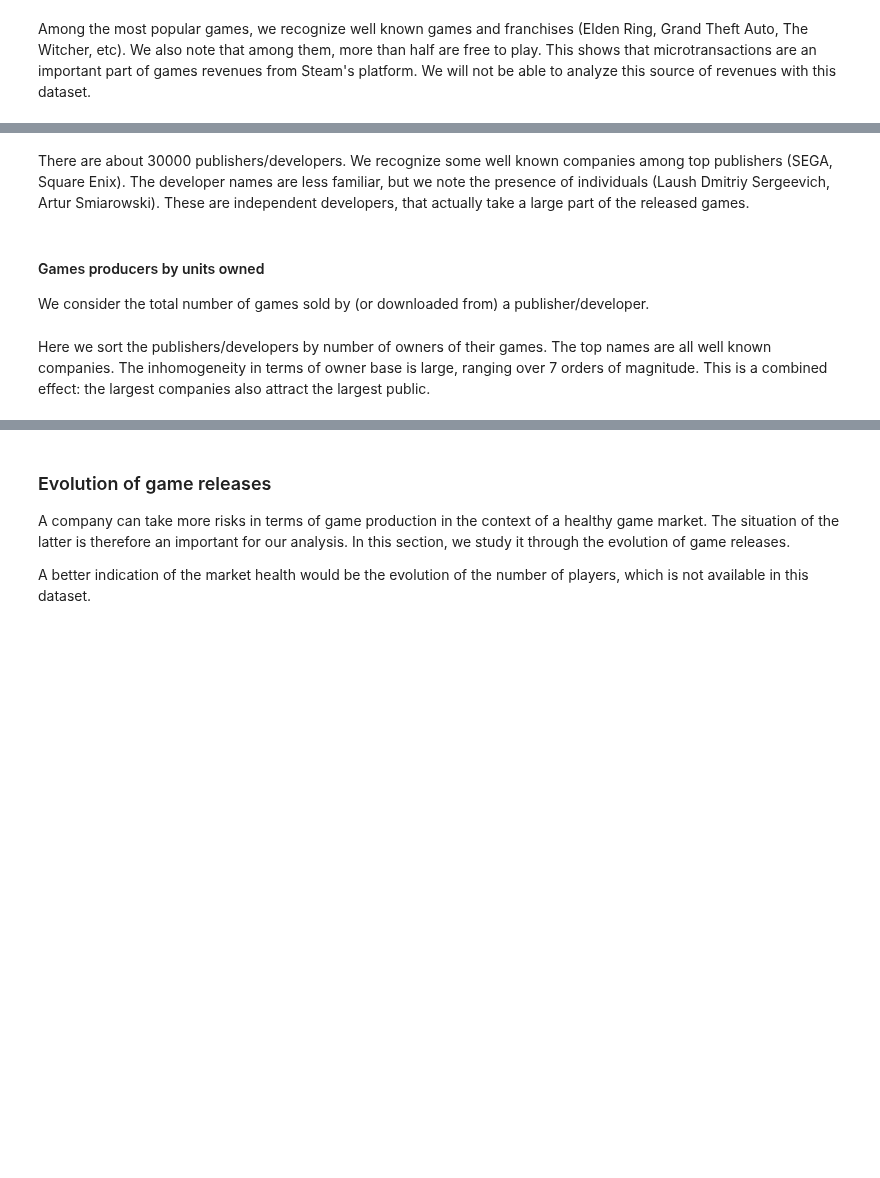
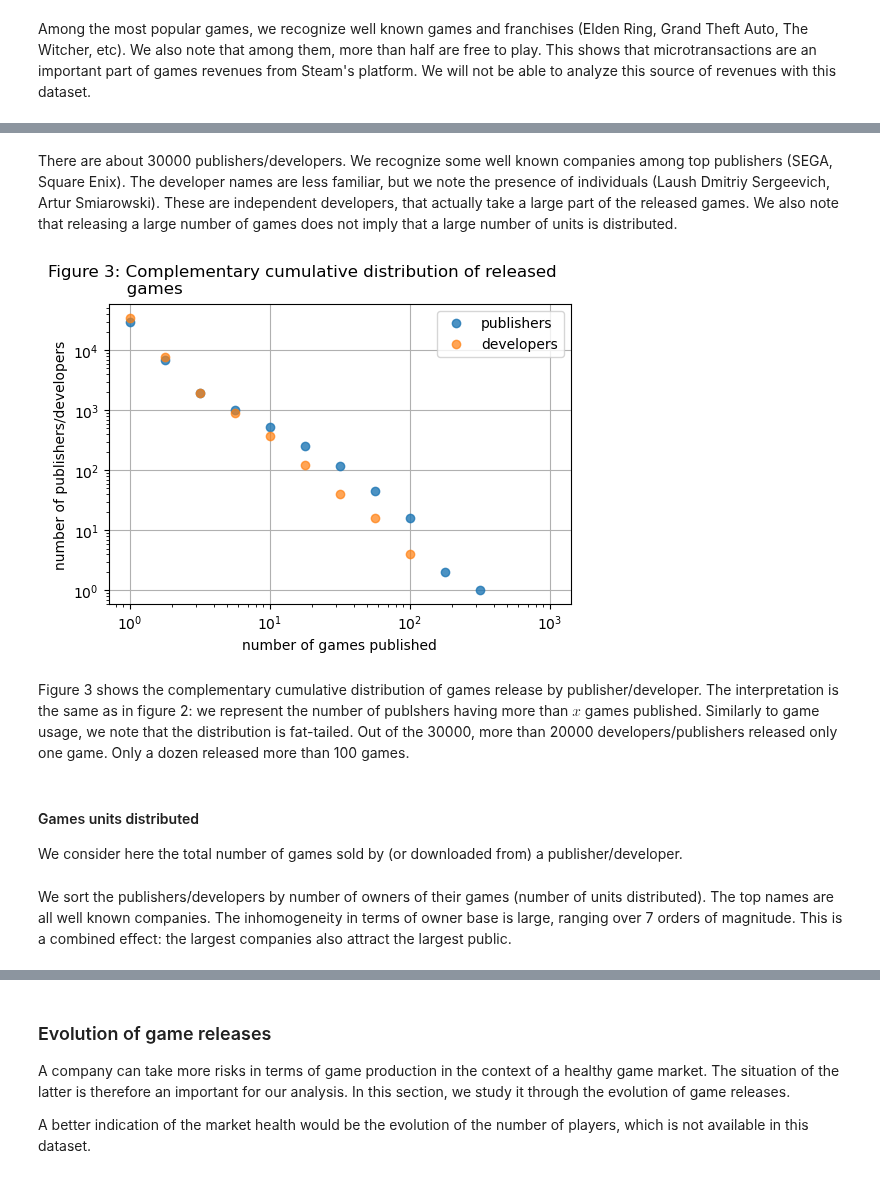
Before and after one commit to netesf13d/jedha-projects, a Jupyter notebook: 1-02-Steam_videogames_platform/Steam_videogames_platform.ipynb, the cells around one changed output, grey strips where cells are left out. Drawn from its saved outputs; the diff is of its cells as text; code cells hidden in the pictures; blank space fills up the shorter version.

```diff
--- a/1-02-Steam_videogames_platform/Steam_videogames_platform.ipynb
+++ b/1-02-Steam_videogames_platform/Steam_videogames_platform.ipynb
@@ -47,6 +776,40 @@ We now study how the market is shared among game publishers and developers. We f
 # %% [markdown]
-There are about 30000 publishers/developers. We recognize some well known companies among top publishers (SEGA, Square Enix). The developer names are less familiar, but we note the presence of individuals (Laush Dmitriy Sergeevich, Artur Smiarowski). These are independent developers, that actually take a large part of the released games.
+There are about 30000 publishers/developers. We recognize some well known companies among top publishers (SEGA, Square Enix). The developer names are less familiar, but we note the presence of individuals (Laush Dmitriy Sergeevich, Artur Smiarowski). These are independent developers, that actually take a large part of the released games. We also note that releasing a large number of games does not imply that a large number of units is distributed.
+# %%
+## Cumulative distributions of number of game releases for developers and publishers
+# cannot be done easily with pyspark
+vals = np.logspace(0, 3, 13)
+
+pub_releases_cdf = publishers_df.select('game_releases').toPandas().to_numpy()
+pub_releases_cdf = np.sum(pub_releases_cdf >= vals, axis=0)
+
+dev_releases_cdf = developers_df.select('game_releases').toPandas().to_numpy()
+dev_releases_cdf = np.sum(dev_releases_cdf >= vals, axis=0)
+# %%
+fig3, ax3 = plt.subplots(
+    nrows=1, ncols=1, figsize=(5.5, 4), dpi=100,
+    gridspec_kw={'left': 0.13, 'right': 0.97, 'top': 0.88, 'bottom': 0.13})
+fig3.suptitle('Figure 3: Complementary cumulative distribution of released'
+              '\n               games per publisher/developer',
+              x=0.02, ha='left')
+
+ax3.plot(vals, pub_releases_cdf,
+         marker='o', linestyle='', alpha=0.8, label='publishers')
+ax3.plot(vals, dev_releases_cdf,
+         marker='o', linestyle='', alpha=0.7, label='developers')
+ax3.set_xscale('log')
+ax3.set_yscale('log')
+ax3.grid(visible=True)
+ax3.set_xlabel('number of games published')
+ax3.set_ylabel('number of publishers/developers')
+ax3.legend()
+
+plt.show()
+# %% [output]
+[figure, added]
+# %% [markdown]
+Figure 3 shows the complementary cumulative distribution of games release by publisher/developer. The interpretation is the same as in figure 2: we represent the number of publshers having more than $x$ games published. Similarly to game usage, we note that the distribution is fat-tailed. Out of the 30000, more than 20000 developers/publishers released only one game. Only a dozen released more than 100 games.
 # %% [markdown]
-#### Games producers by units owned
+#### Games units distributed
 
-We consider the total number of games sold by (or downloaded from) a publisher/developer.
+We consider here the total number of games sold by (or downloaded from) a publisher/developer.
@@ -53,2 +820,2 @@ We consider the total number of games sold by (or downloaded from) a publisher/d
 # %% [markdown]
-Here we sort the publishers/developers by number of owners of their games. The top names are all well known companies. The inhomogeneity in terms of owner base is large, ranging over 7 orders of magnitude. This is a combined effect: the largest companies also attract the largest public.
+We sort the publishers/developers by number of owners of their games (number of units distributed). The top names are all well known companies. The inhomogeneity in terms of owner base is large, ranging over 7 orders of magnitude. This is a combined effect: the largest companies also attract the largest public.
```
Also changed, not shown: parts of 43 cells of this notebook, 7 other files.
